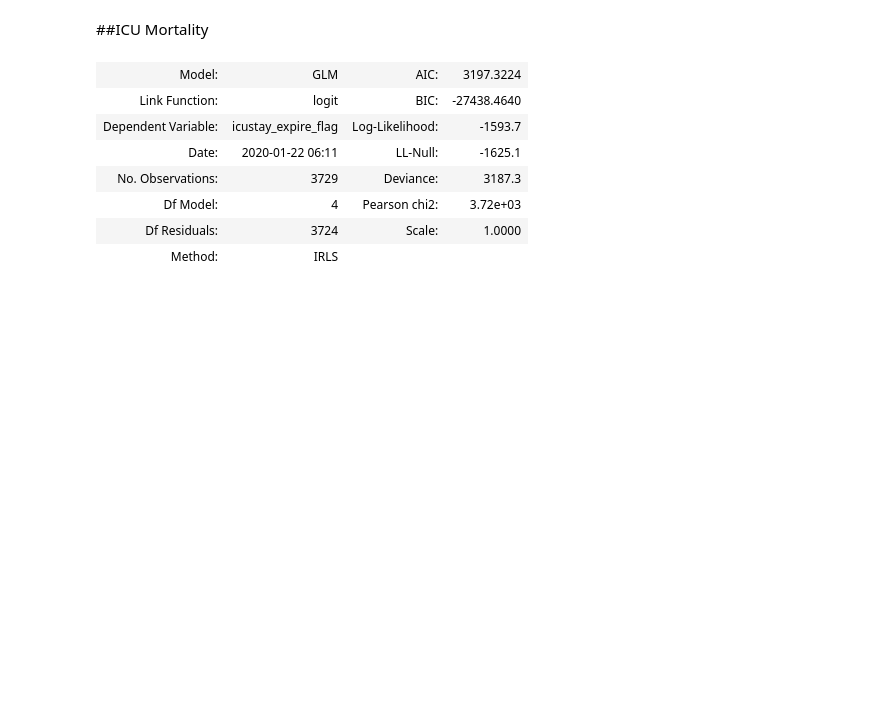
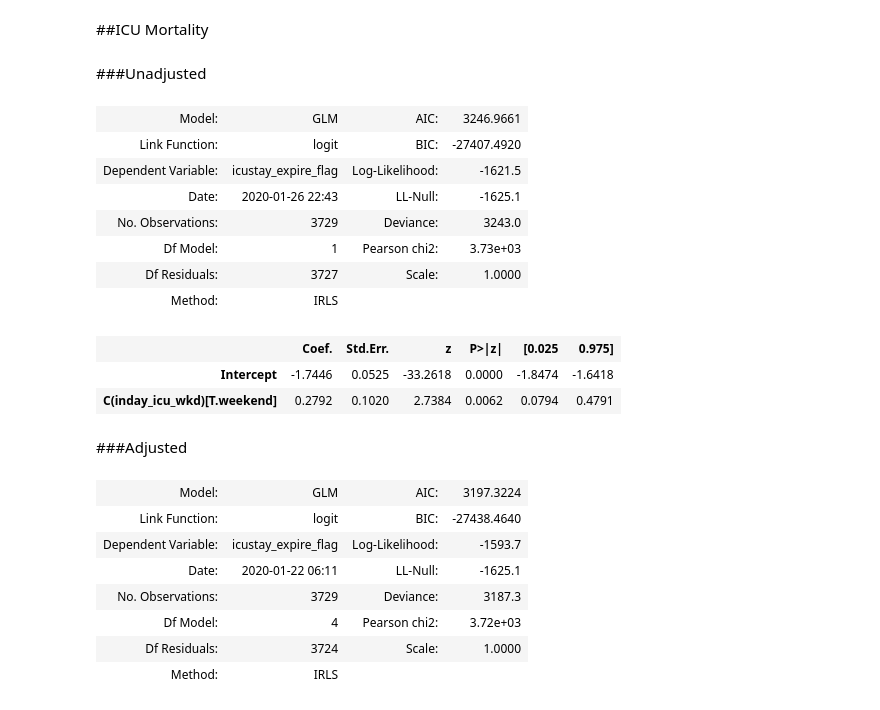
Before and after one commit to the-moose-machine/medical, a Jupyter notebook: WeekendStrokeMortality_accurate.ipynb, the cells around one changed output. Cells and saved outputs as stored; diff of their text form; code cells hidden in the pictures; blank space fills up the shorter version.

```diff
--- a/WeekendStrokeMortality_accurate.ipynb
+++ b/WeekendStrokeMortality_accurate.ipynb
@@ -1304,6 +1304,28 @@ adj_glm.summary2()
 | admission_age | 0.0253 | 0.0030 | 8.4404 | 0.0000 | 0.0195 | 0.0312 |
 # %% [markdown]
 ##ICU Mortality
+# %% [markdown]
+###Unadjusted
+# %%
+#For ICU mortality unadjusted
+adj_glm = smf.glm('icustay_expire_flag ~ C(inday_icu_wkd)',
+                     data=data4, family=sm.families.Binomial()).fit()
+adj_glm.summary2()
+# drop1(adj.glm,test="Chisq")
+# %% [output]
+| Model: | GLM | AIC: | 3246.9661 |
+| Link Function: | logit | BIC: | -27407.4920 |
+| Dependent Variable: | icustay_expire_flag | Log-Likelihood: | -1621.5 |
+| Date: | 2020-01-26 22:43 | LL-Null: | -1625.1 |
+| No. Observations: | 3729 | Deviance: | 3243.0 |
+| Df Model: | 1 | Pearson chi2: | 3.73e+03 |
+| Df Residuals: | 3727 | Scale: | 1.0000 |
+| Method: | IRLS |  |  |
+|  | Coef. | Std.Err. | z | P>|z| | [0.025 | 0.975] |
+| Intercept | -1.7446 | 0.0525 | -33.2618 | 0.0000 | -1.8474 | -1.6418 |
+| C(inday_icu_wkd)[T.weekend] | 0.2792 | 0.1020 | 2.7384 | 0.0062 | 0.0794 | 0.4791 |
+# %% [markdown]
+###Adjusted
 # %%
 #For ICU mortality adjusting for admission type, age and sex
 adj_glm = smf.glm('icustay_expire_flag ~ C(inday_icu_wkd) + C(adm_type_2) + admission_age +C(gender_x)',
```
Also changed, not shown: parts of 8 cells of this notebook.
